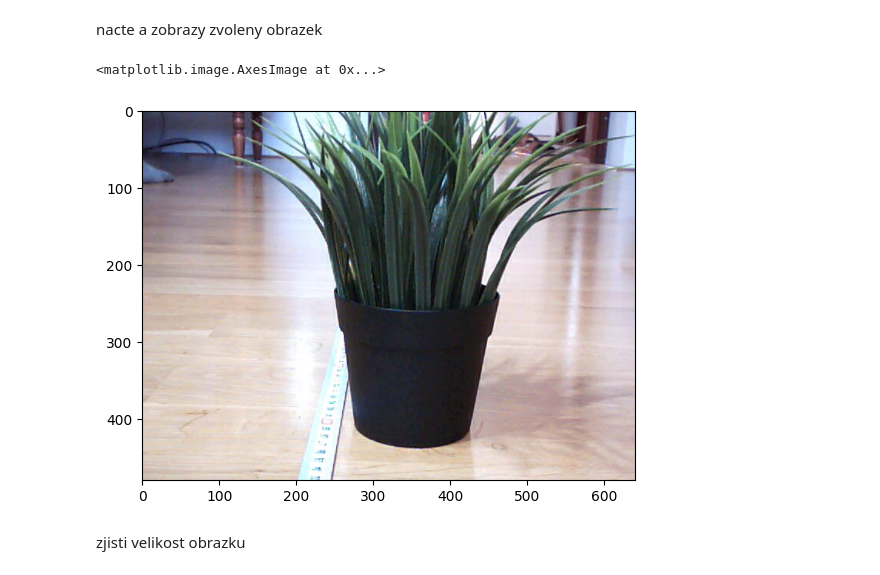
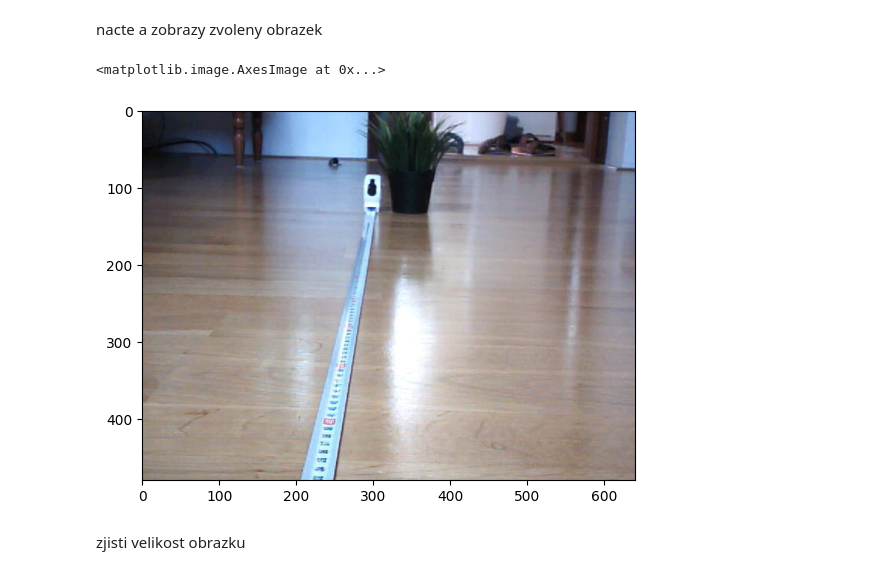
Before and after one commit to JakubSlof/Teddy-bear-detection, a Jupyter notebook: model_test.ipynb, the cells around one changed output. Saved outputs shown, nothing was run; the diff lists cells and outputs as text; code cells hidden in the pictures.

```diff
--- a/model_test.ipynb
+++ b/model_test.ipynb
@@ -30,11 +30,11 @@ print(object_id)
 # %% [markdown]
 nacte a zobrazy zvoleny obrazek
 # %%
-img = cv2.imread('40.jpg')#loads the picture into variable
+img = cv2.imread('140.jpg')#loads the picture into variable
 plt.imshow(cv2.cvtColor(img, cv2.COLOR_BGR2RGB))#show the picture in rgb because cv2 use BGR color model
 # %% [output]
 <matplotlib.image.AxesImage at 0x...>
-[figure, old version]
+[figure, new version]
 # %% [markdown]
 zjisti velikost obrazku
 # %%
```
Also changed, not shown: parts of 5 cells of this notebook.
